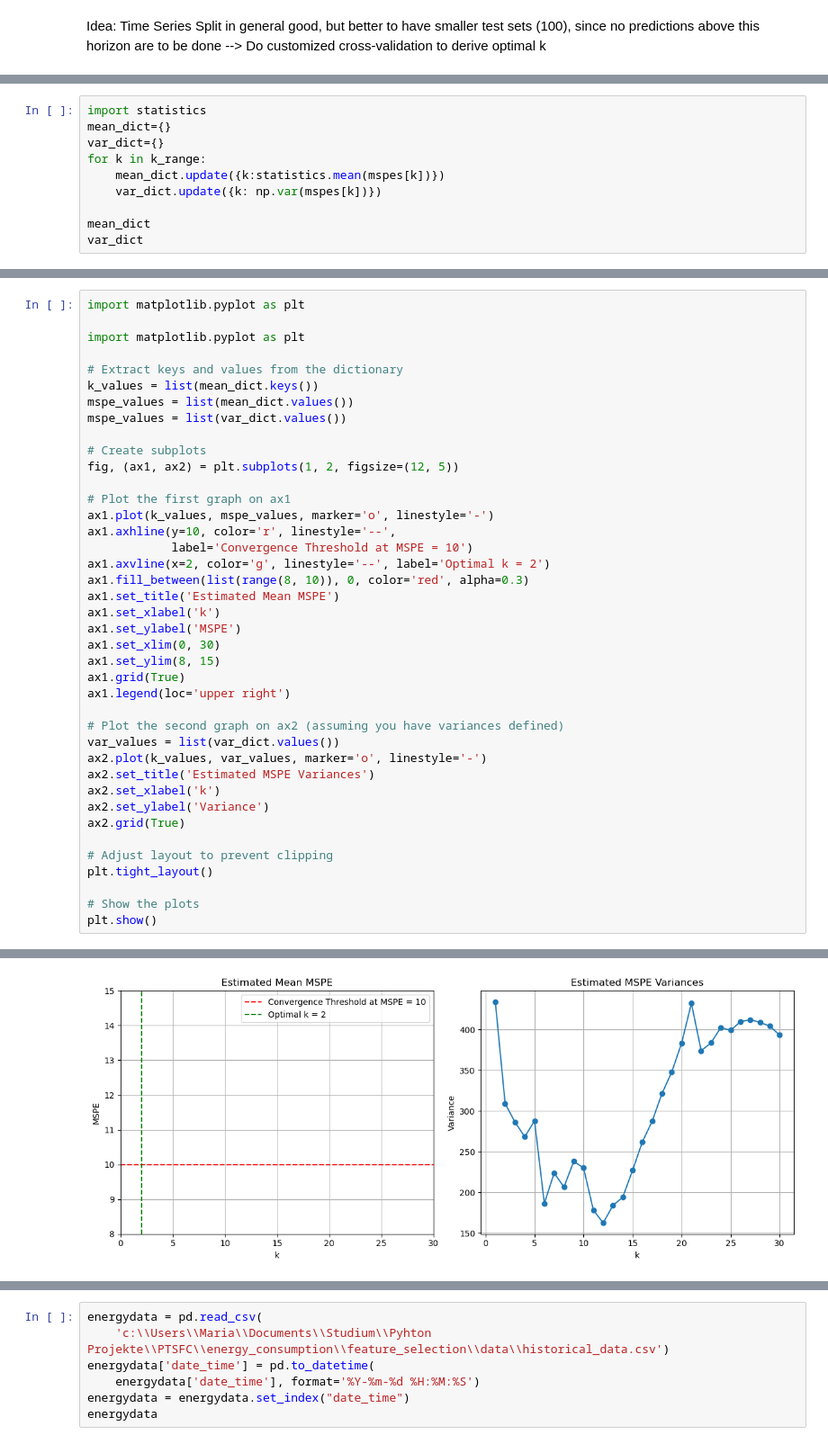
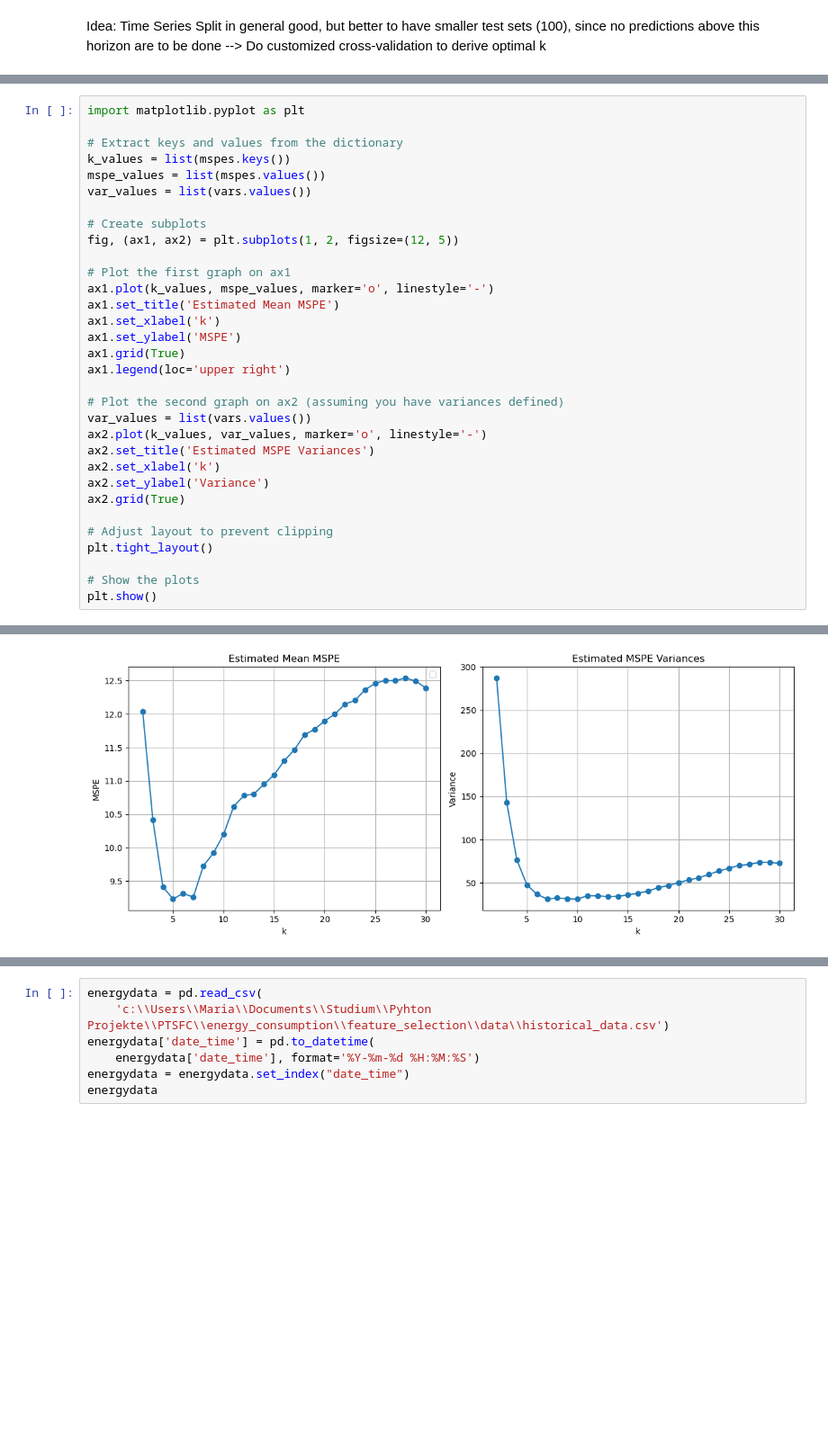
Before and after one commit to mweinreuter/PTSFC, a Jupyter notebook: energy_consumption/models/knn/knn.ipynb, the cells around one changed output, grey strips where cells are left out. Shown: that part at 90% size. Saved outputs shown, nothing was run; the diff lists cells and outputs as text; blank space fills up the shorter version.

```diff
--- a/energy_consumption/models/knn/knn.ipynb
+++ b/energy_consumption/models/knn/knn.ipynb
@@ -174,10 +103,0 @@ start of round ------- 30 -----------
-# %%
-import statistics
-mean_dict={}
-var_dict={}
-for k in k_range:
-    mean_dict.update({k:statistics.mean(mspes[k])})
-    var_dict.update({k: np.var(mspes[k])})
-
-mean_dict
-var_dict
@@ -202,32 +189,24 @@ var_dict
 # %%
 import matplotlib.pyplot as plt
 
-import matplotlib.pyplot as plt
-
 # Extract keys and values from the dictionary
-k_values = list(mean_dict.keys())
-mspe_values = list(mean_dict.values())
-mspe_values = list(var_dict.values())
+k_values = list(mspes.keys())
+mspe_values = list(mspes.values())
+var_values = list(vars.values())
 
 # Create subplots
 fig, (ax1, ax2) = plt.subplots(1, 2, figsize=(12, 5))
 
 # Plot the first graph on ax1
 ax1.plot(k_values, mspe_values, marker='o', linestyle='-')
-ax1.axhline(y=10, color='r', linestyle='--',
-            label='Convergence Threshold at MSPE = 10')
-ax1.axvline(x=2, color='g', linestyle='--', label='Optimal k = 2')
-ax1.fill_between(list(range(8, 10)), 0, color='red', alpha=0.3)
 ax1.set_title('Estimated Mean MSPE')
 ax1.set_xlabel('k')
 ax1.set_ylabel('MSPE')
-ax1.set_xlim(0, 30)
-ax1.set_ylim(8, 15)
 ax1.grid(True)
 ax1.legend(loc='upper right')
 
 # Plot the second graph on ax2 (assuming you have variances defined)
-var_values = list(var_dict.values())
+var_values = list(vars.values())
 ax2.plot(k_values, var_values, marker='o', linestyle='-')
 ax2.set_title('Estimated MSPE Variances')
 ax2.set_xlabel('k')
@@ -243,2 +223,2 @@ plt.show()
-[figure, old version]
+[figure, new version]
 # %% [markdown]
```
Also changed, not shown: parts of 29 cells of this notebook, 12 other files.
